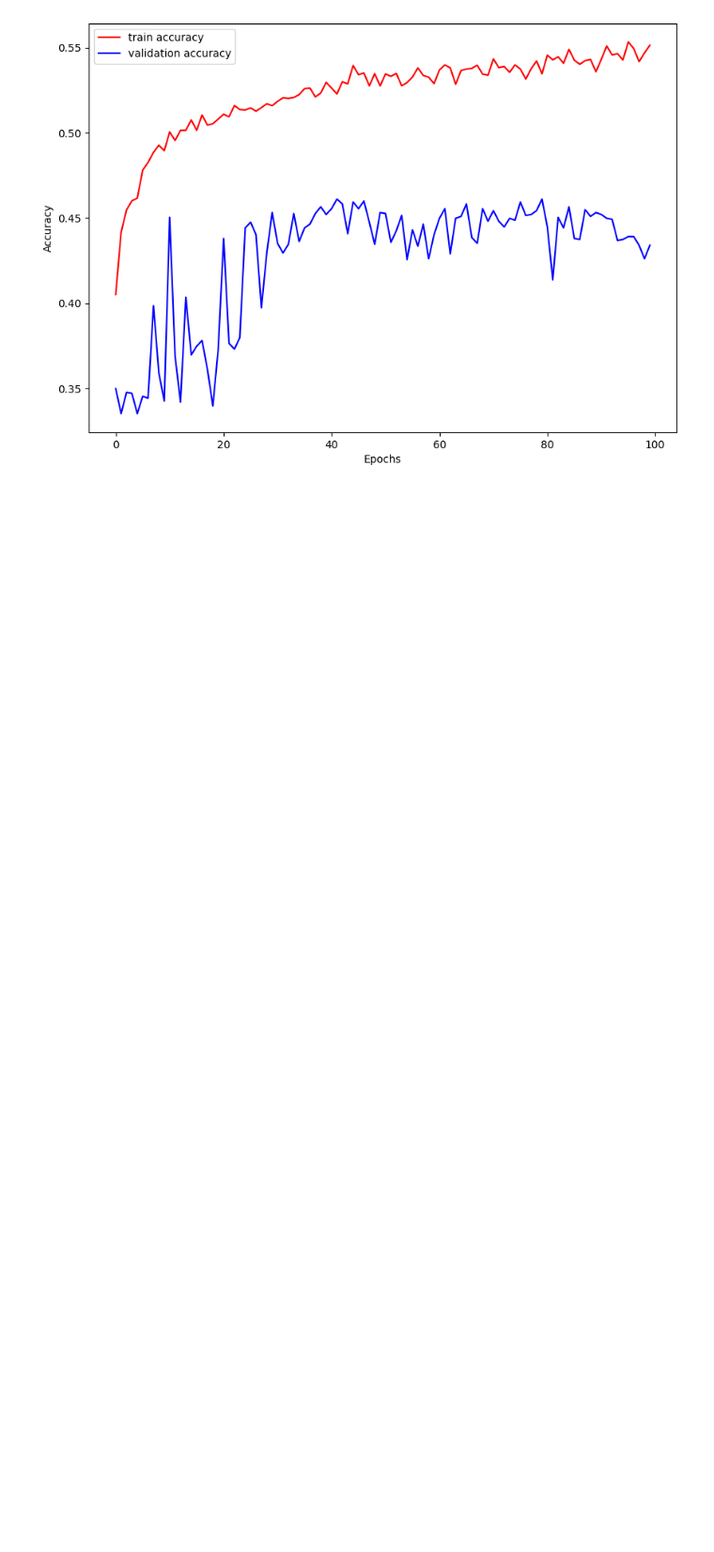
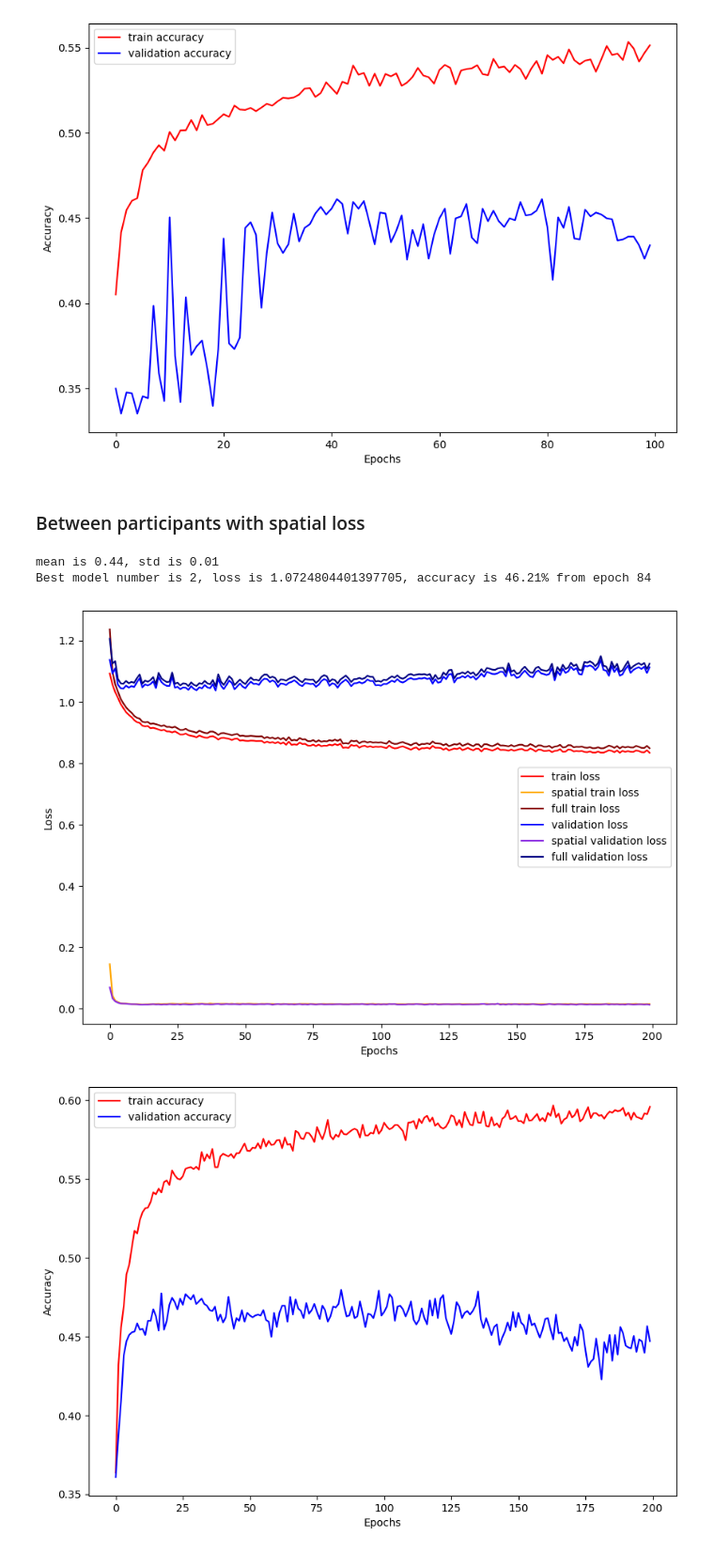
Before and after one commit to nealkafree/toponet, a Jupyter notebook: notebook/TopoNet_EEG_train.ipynb, the cells around one changed output. Shown at 94% size. Saved outputs shown, nothing was run; the diff lists cells and outputs as text; code cells hidden in the pictures; blank space fills up the shorter version.

```diff
--- a/notebook/TopoNet_EEG_train.ipynb
+++ b/notebook/TopoNet_EEG_train.ipynb
@@ -1010,3 +1102,48 @@ mean is 0.44, std is 0.01
 Best model number is 3, loss is 1.1054972410202026, accuracy is 46.27% from epoch 41
 [figure]
 [figure]
+# %% [markdown]
+### Between participants with spatial loss
+# %%
+parameters = {
+    'model': {
+        'sensors': 74,
+        'samples': 250,
+        'num_classes': 3,
+        'filter_size': 16,
+    },
+    'spatial': {
+        'spatial': True,
+        'lambda_regularization': SPATIAL_REGULARIZATION,
+        'spatial_grid_width': 6
+    }
+}
+
+data = []
+for participant in participants:
+    d = load_data(f"/home/daniil.kirillov@unitn.it/topography/data/FaceRecognition/sub-{participant}/eeg/sub-{participant}_task-FaceRecognition_eeg.set", simple_preprocess)
+    data.append(d)
+
+ensemble = train_with_cross_validation_all_participants(EEGNet, parameters, data, epochs=200, disable_logs=True)
+performance = [mdl['test_accuracy'] for mdl in ensemble]
+mean = np.mean(performance)
+std = np.std(performance)
+# %%
+best_acc = 0
+ind = 0
+for i, m in enumerate(ensemble):
+    if m['test_accuracy'] > best_acc:
+        best_acc = m['test_accuracy']
+        ind = i
+
+loss_plot(ensemble[ind]['loss_history']['train_loss'], ensemble[ind]['loss_history']['train_sp_loss'],
+          ensemble[ind]['loss_history']['valid_loss'], ensemble[ind]['loss_history']['valid_sp_loss'])
+accuracy_plot(ensemble[ind]['loss_history']['train_acc'], ensemble[ind]['loss_history']['valid_acc'])
+print(f'mean is {mean:.2f}, std is {std:.2f}')
+print(
+    f'Best model number is {ind}, loss is {ensemble[ind]["test_loss"]}, accuracy is {ensemble[ind]["test_accuracy"] * 100:.2f}% from epoch {ensemble[ind]["epoch"]}')
+# %% [output]
+mean is 0.44, std is 0.01
+Best model number is 2, loss is 1.0724804401397705, accuracy is 46.21% from epoch 84
+[figure, added]
+[figure, added]
```
Also changed, not shown: parts of 34 cells of this notebook.
